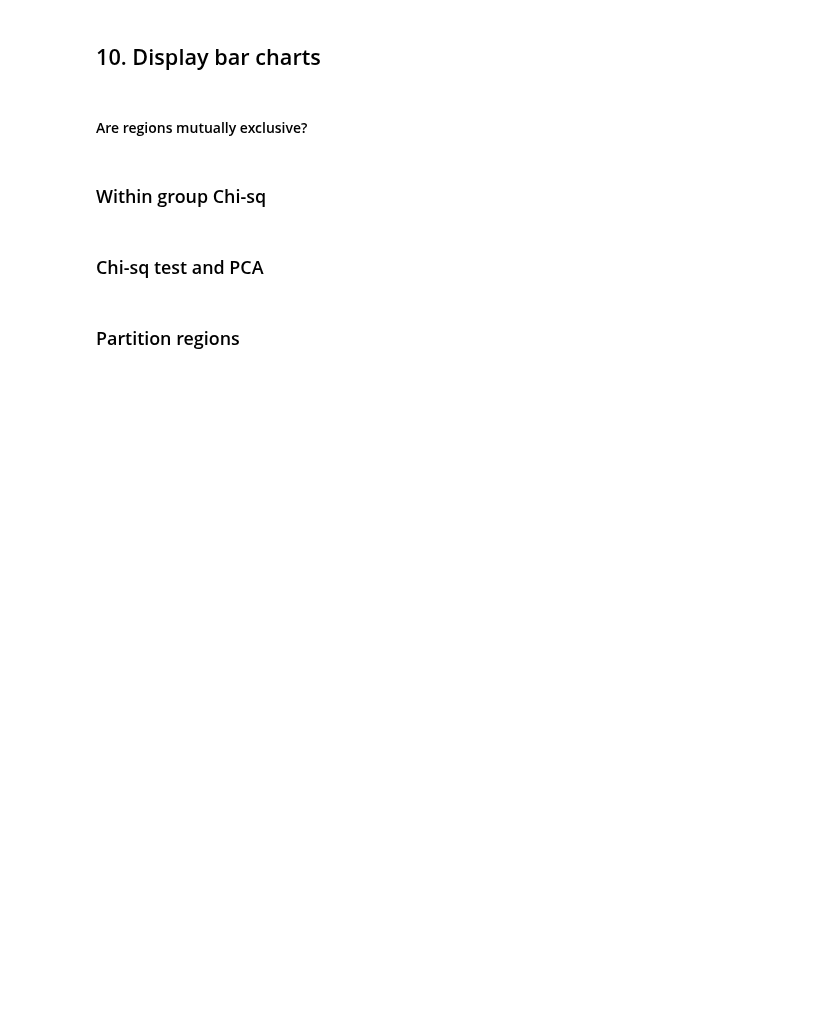
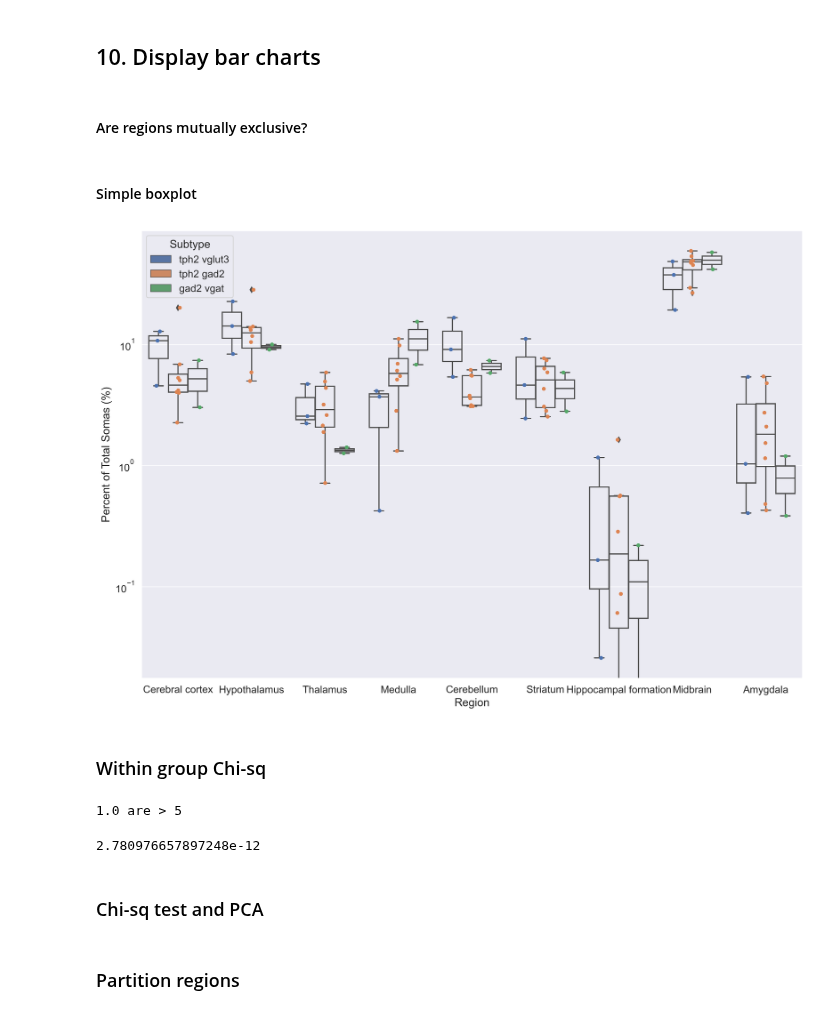
Before and after one commit to neurodata/brainlit, a Jupyter notebook: experiments/BrainLine/soma_analysis.ipynb, the cells around one changed output. Saved outputs shown, nothing was run; the diff lists cells and outputs as text; code cells hidden in the pictures; blank space fills up the shorter version.

```diff
--- a/experiments/BrainLine/soma_analysis.ipynb
+++ b/experiments/BrainLine/soma_analysis.ipynb
@@ -390,7 +410,8 @@ regions_coarse = [
     354,
     512,
     477,
-    1089
+    1089,
+    313 # midbrain
 ]
 
 regions_fine = [
@@ -420,6 +441,9 @@ regions_fine = [
     286, #suprachiasmatic n
     351,  # bed nuclei of stria terminalis
     536, #central amygdala
+    323, #midbrain - motor
+    339, #midbrain - sensory
+    348, #midbrain - behavioral state
 ]
 
 regions = [
@@ -460,7 +484,7 @@ regions = [
 # see: https://connectivity.brain-map.org/projection/experiment/480074702?imageId=480075280&initImage=TWO_PHOTON&x=17028&y=11704&z=3
 
 composite_regions = {
-    "Amygdala": [131, 295, 319, 780], #lateral, basolateral, basomedial, posterior
+    "Amygdala": [131, 295, 319, 536, 780], #lateral, basolateral, basomedial, posterior
     # "Cortex (other)": [184, 1057, 677, 31, 254, 22, 541, 922, 895], # frontal pole, gustatory, visceral, auditory, visual, anterior cingulate, retrosplenial, posterior parietal, temporal association, perirhinal, ectorhinal
     #"Substantia Nigra": [615, 374, 374],
     #"Superior Colliculus": [294, 302],
@@ -476,6 +500,8 @@ for r_src in regions:
             continue
         elif nx.has_path(sd.region_graph, r_src, r_targ):
             print(f"{r_src} is parent of {r_targ}")
+# %% [markdown]
+#### Simple boxplot
 # %%
 region_names = []
 pcts = []
@@ -491,40 +517,42 @@ for brain_id in sd.brain_ids:
         subtypes.append(subtype)
         ids.append(brain_id)
         region_names.append(sd.region_graph.nodes[region]["name"])
     for composite_region in composite_regions.keys():
         composite_region_regions = composite_regions[composite_region]
         total = 0
         for region in composite_region_regions:
             total += sd.region_graph.nodes[region][brain_id]
         pcts.append(total/sd.region_graph.nodes[997][brain_id]*100)
         subtypes.append(subtype)
         ids.append(brain_id)
         region_names.append(composite_region)
 
 data = {"Region": region_names, "Brain ID": ids, "Subtype": subtypes, "Percent of Total Somas (%)": pcts}
 df = pd.DataFrame(data=data)
 
 
 sns.set(font_scale=1.2)
-fig, ax = plt.subplots(1, 1, figsize=(12.5,7.5), dpi=300)
+fig, ax = plt.subplots(1, 1, figsize=(13,9), dpi=300)
 fig_args = {
             "y": "Percent of Total Somas (%)",
             "x": "Region",
             "hue": "Subtype",
             "data": df,
             "dodge": True,
         }
 bplot = sns.stripplot(ax=ax, legend=False, **fig_args)
 fig_args["boxprops"] = {'facecolor':'none'}
 bplot = sns.boxplot(ax=ax, **fig_args)
 bplot.set_yscale("log")
 fig.tight_layout()
+# %% [output]
+[figure, added]
 # %%
 sd.region_barchart(regions_coarse, composite_regions=composite_regions, normalize_region=872)
 # %% [markdown]
 ### Within group Chi-sq
 # %%
-subtype = "tph2 gad2"
+subtype = "gad2 vgat"
 regions = regions_coarse_part
 
 subtype_brains = []
@@ -542,6 +570,9 @@ for bi, brain_id in enumerate(subtype_brains):
 
 print(f"{np.sum(cont_table > 5)/cont_table.size} are > 5")
 chi2_contingency(cont_table)[1]
+# %% [output]
+1.0 are > 5
+2.780976657897248e-12
 # %%
 fig, ax = plt.subplots(1,1, dpi=300)
 ax.pie(cont_table[0,:], labels=[sd.region_graph.nodes[r]["name"] for r in regions], textprops={'color':"w"})
```
Also changed, not shown: parts of 2 cells of this notebook, 1 other file.
